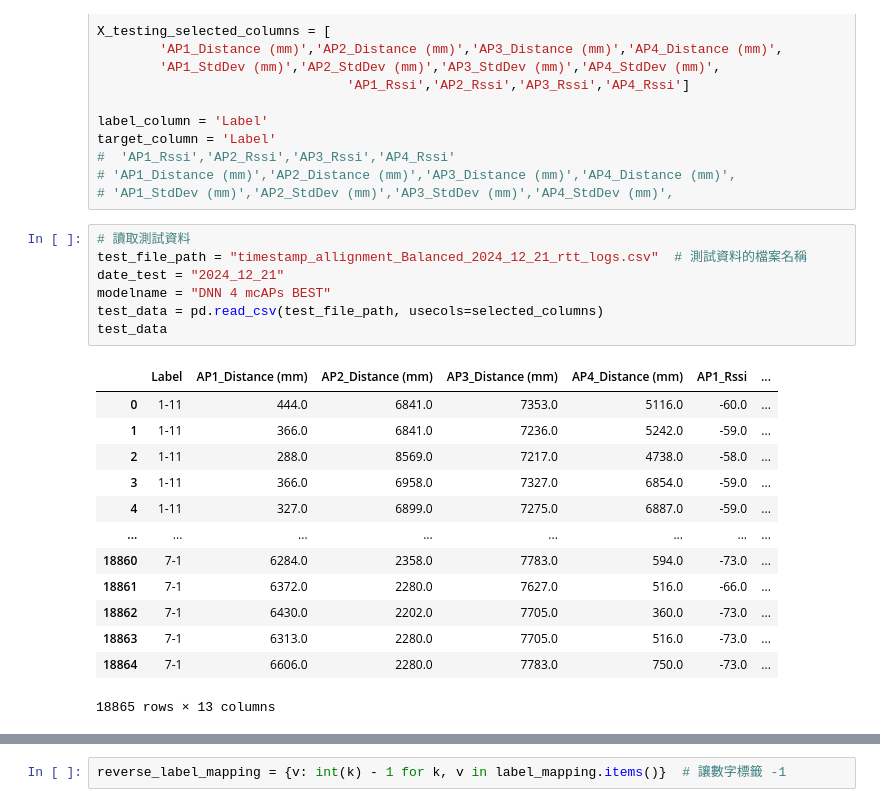
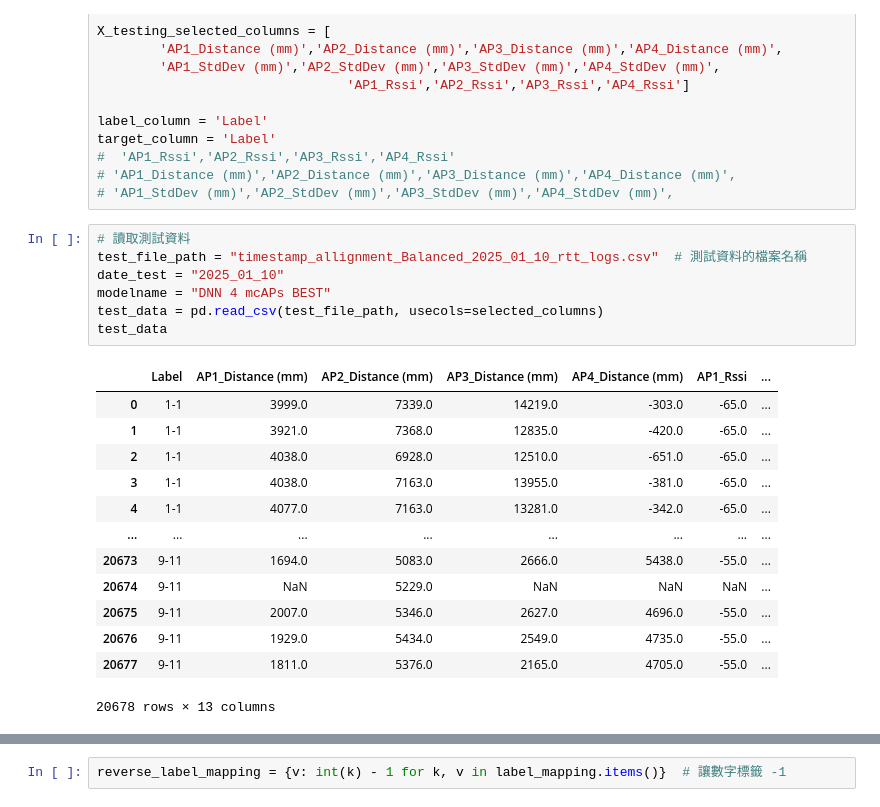
Before and after one commit to oscar9335/RTT_Research, a Jupyter notebook: Research/DNN_transferlearning.ipynb, the cells around one changed output, grey strips where cells are left out. Saved outputs shown, nothing was run; the diff lists cells and outputs as text.

```diff
--- a/Research/DNN_transferlearning.ipynb
+++ b/Research/DNN_transferlearning.ipynb
@@ -95,25 +94,25 @@ target_column = 'Label'
 # 'AP1_StdDev (mm)','AP2_StdDev (mm)','AP3_StdDev (mm)','AP4_StdDev (mm)',
 # %%
 # 讀取測試資料
-test_file_path = "timestamp_allignment_Balanced_2024_12_21_rtt_logs.csv"  # 測試資料的檔案名稱
-date_test = "2024_12_21"
+test_file_path = "timestamp_allignment_Balanced_2025_01_10_rtt_logs.csv"  # 測試資料的檔案名稱
+date_test = "2025_01_10"
 modelname = "DNN 4 mcAPs BEST"
 test_data = pd.read_csv(test_file_path, usecols=selected_columns)
 test_data
 # %% [output]
 |  | Label | AP1_Distance (mm) | AP2_Distance (mm) | AP3_Distance (mm) | AP4_Distance (mm) | AP1_Rssi | ... |
-| 0 | 1-11 | 444.0 | 6841.0 | 7353.0 | 5116.0 | -60.0 | ... |
-| 1 | 1-11 | 366.0 | 6841.0 | 7236.0 | 5242.0 | -59.0 | ... |
-| 2 | 1-11 | 288.0 | 8569.0 | 7217.0 | 4738.0 | -58.0 | ... |
-| 3 | 1-11 | 366.0 | 6958.0 | 7327.0 | 6854.0 | -59.0 | ... |
-| 4 | 1-11 | 327.0 | 6899.0 | 7275.0 | 6887.0 | -59.0 | ... |
+| 0 | 1-1 | 3999.0 | 7339.0 | 14219.0 | -303.0 | -65.0 | ... |
+| 1 | 1-1 | 3921.0 | 7368.0 | 12835.0 | -420.0 | -65.0 | ... |
+| 2 | 1-1 | 4038.0 | 6928.0 | 12510.0 | -651.0 | -65.0 | ... |
+| 3 | 1-1 | 4038.0 | 7163.0 | 13955.0 | -381.0 | -65.0 | ... |
+| 4 | 1-1 | 4077.0 | 7163.0 | 13281.0 | -342.0 | -65.0 | ... |
 | ... | ... | ... | ... | ... | ... | ... | ... |
-| 18860 | 7-1 | 6284.0 | 2358.0 | 7783.0 | 594.0 | -73.0 | ... |
-| 18861 | 7-1 | 6372.0 | 2280.0 | 7627.0 | 516.0 | -66.0 | ... |
-| 18862 | 7-1 | 6430.0 | 2202.0 | 7705.0 | 360.0 | -73.0 | ... |
-| 18863 | 7-1 | 6313.0 | 2280.0 | 7705.0 | 516.0 | -73.0 | ... |
-| 18864 | 7-1 | 6606.0 | 2280.0 | 7783.0 | 750.0 | -73.0 | ... |
+| 20673 | 9-11 | 1694.0 | 5083.0 | 2666.0 | 5438.0 | -55.0 | ... |
+| 20674 | 9-11 | NaN | 5229.0 | NaN | NaN | NaN | ... |
+| 20675 | 9-11 | 2007.0 | 5346.0 | 2627.0 | 4696.0 | -55.0 | ... |
+| 20676 | 9-11 | 1929.0 | 5434.0 | 2549.0 | 4735.0 | -55.0 | ... |
+| 20677 | 9-11 | 1811.0 | 5376.0 | 2165.0 | 4705.0 | -55.0 | ... |
-18865 rows × 13 columns
+20678 rows × 13 columns
 # %%
 # 資料前處理 (一): 刪除前後n筆資料
 n = 10
```
Also changed, not shown: parts of 41 cells of this notebook, 16 other files.
